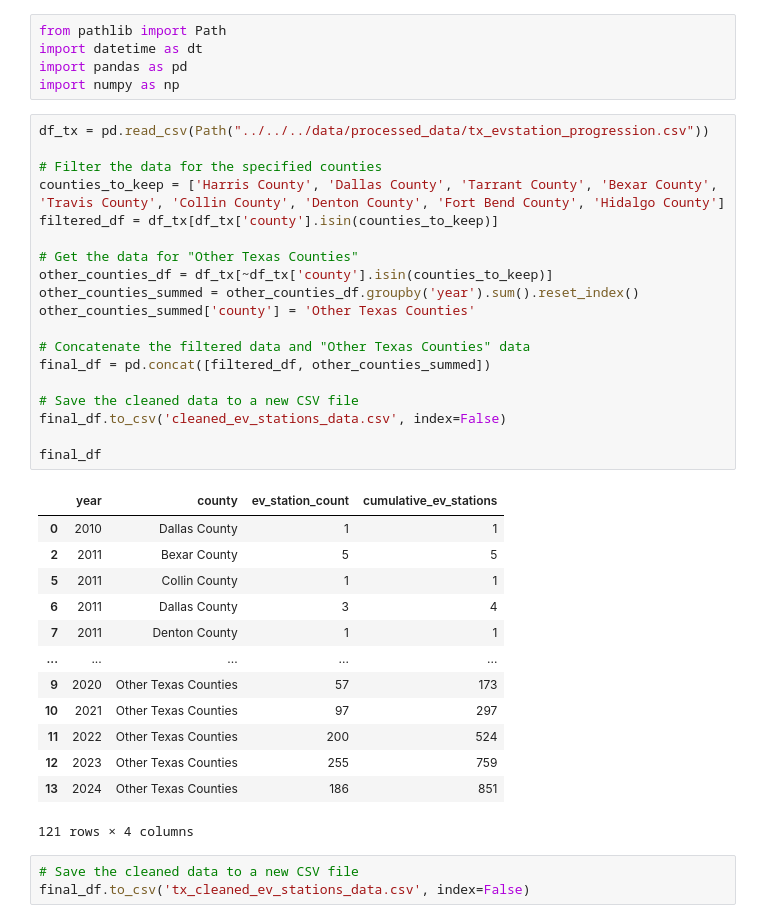
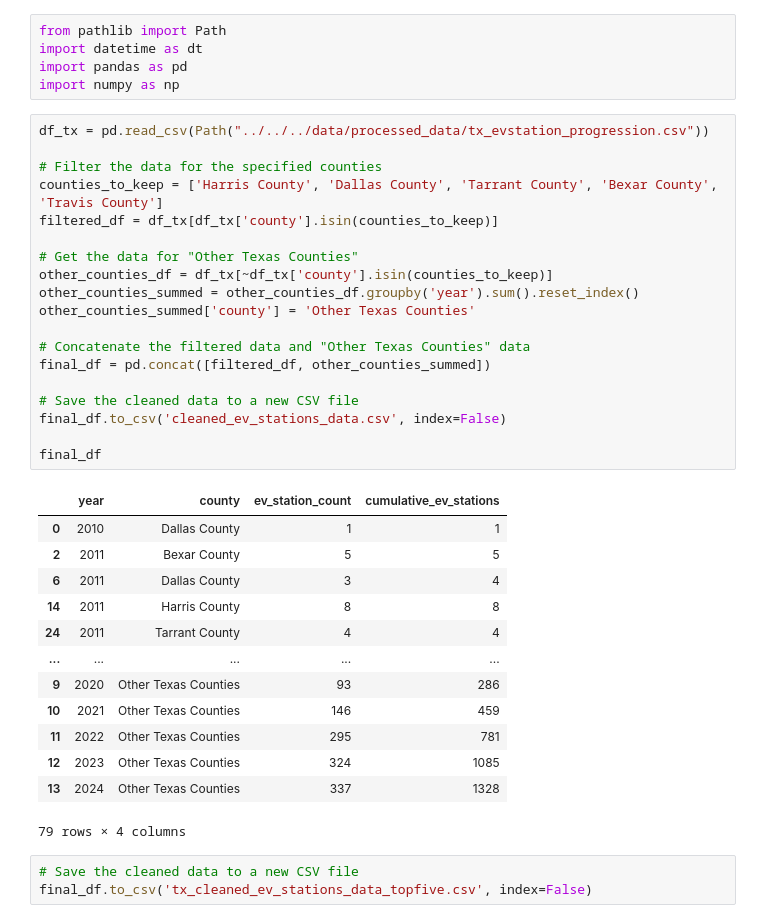
Before and after one commit to rune-encoder/Project-1, a Jupyter notebook: notebooks/individual_work/alex_exploration/Texas merging counties.ipynb, the cells around one changed output. Drawn from its saved outputs; the diff is of its cells as text.

```diff
--- a/notebooks/individual_work/alex_exploration/Texas merging counties.ipynb
+++ b/notebooks/individual_work/alex_exploration/Texas merging counties.ipynb
@@ -6,36 +6,36 @@ import numpy as np
 # %%
 df_tx = pd.read_csv(Path("../../../data/processed_data/tx_evstation_progression.csv"))
 
 # Filter the data for the specified counties
-counties_to_keep = ['Harris County', 'Dallas County', 'Tarrant County', 'Bexar County', 'Travis County', 'Collin County', 'Denton County', 'Fort Bend County', 'Hidalgo County']
+counties_to_keep = ['Harris County', 'Dallas County', 'Tarrant County', 'Bexar County', 'Travis County']
 filtered_df = df_tx[df_tx['county'].isin(counties_to_keep)]
 
 # Get the data for "Other Texas Counties"
 other_counties_df = df_tx[~df_tx['county'].isin(counties_to_keep)]
 other_counties_summed = other_counties_df.groupby('year').sum().reset_index()
 other_counties_summed['county'] = 'Other Texas Counties'
 
 # Concatenate the filtered data and "Other Texas Counties" data
 final_df = pd.concat([filtered_df, other_counties_summed])
 
 # Save the cleaned data to a new CSV file
 final_df.to_csv('cleaned_ev_stations_data.csv', index=False)
 
 final_df
 # %% [output]
 |  | year | county | ev_station_count | cumulative_ev_stations |
 | 0 | 2010 | Dallas County | 1 | 1 |
 | 2 | 2011 | Bexar County | 5 | 5 |
-| 5 | 2011 | Collin County | 1 | 1 |
 | 6 | 2011 | Dallas County | 3 | 4 |
-| 7 | 2011 | Denton County | 1 | 1 |
+| 14 | 2011 | Harris County | 8 | 8 |
+| 24 | 2011 | Tarrant County | 4 | 4 |
 | ... | ... | ... | ... | ... |
-| 9 | 2020 | Other Texas Counties | 57 | 173 |
-| 10 | 2021 | Other Texas Counties | 97 | 297 |
-| 11 | 2022 | Other Texas Counties | 200 | 524 |
-| 12 | 2023 | Other Texas Counties | 255 | 759 |
-| 13 | 2024 | Other Texas Counties | 186 | 851 |
+| 9 | 2020 | Other Texas Counties | 93 | 286 |
+| 10 | 2021 | Other Texas Counties | 146 | 459 |
+| 11 | 2022 | Other Texas Counties | 295 | 781 |
+| 12 | 2023 | Other Texas Counties | 324 | 1085 |
+| 13 | 2024 | Other Texas Counties | 337 | 1328 |
-121 rows × 4 columns
+79 rows × 4 columns
 # %%
 # Save the cleaned data to a new CSV file
-final_df.to_csv('tx_cleaned_ev_stations_data.csv', index=False)
+final_df.to_csv('tx_cleaned_ev_stations_data_topfive.csv', index=False)
```
Also changed, not shown: parts of 7 cells of this notebook, 7 other files.
